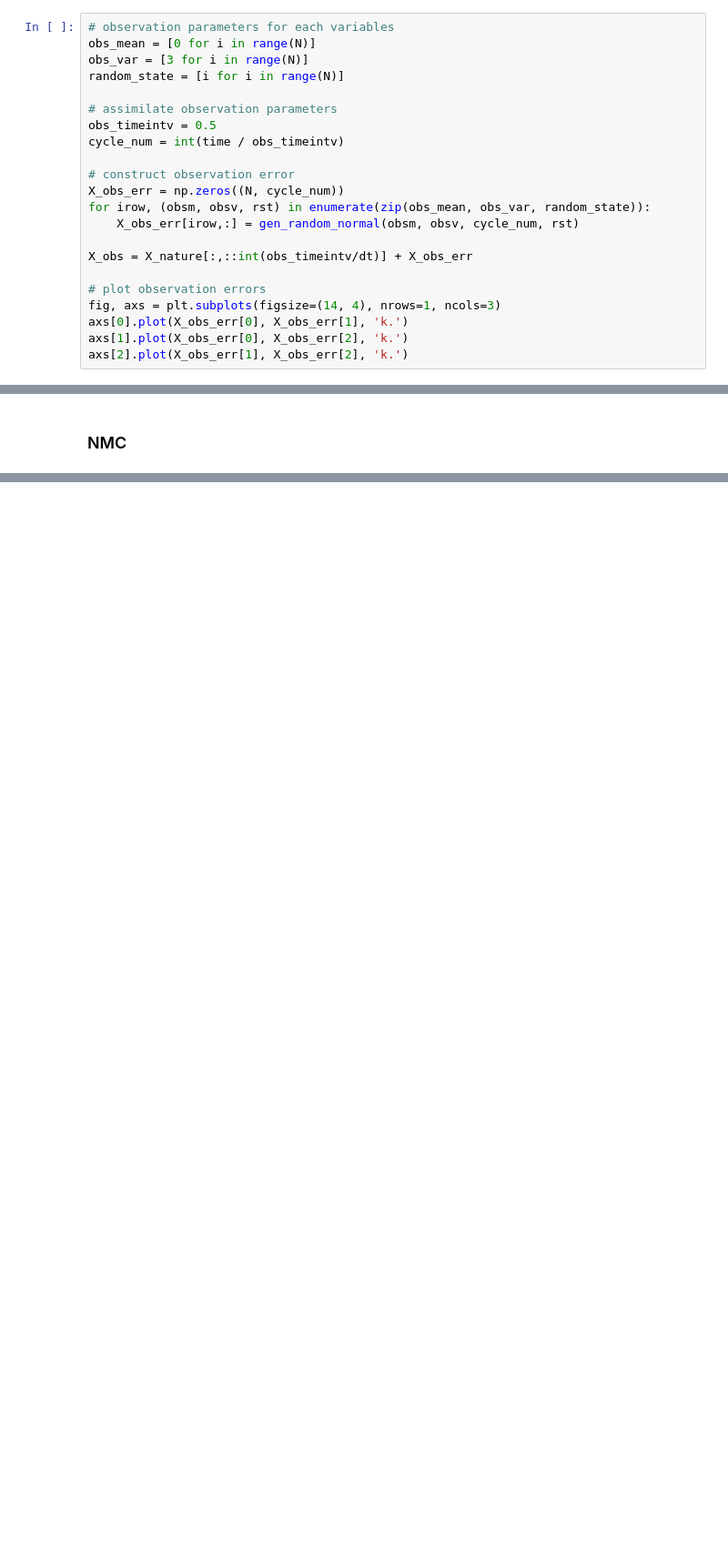
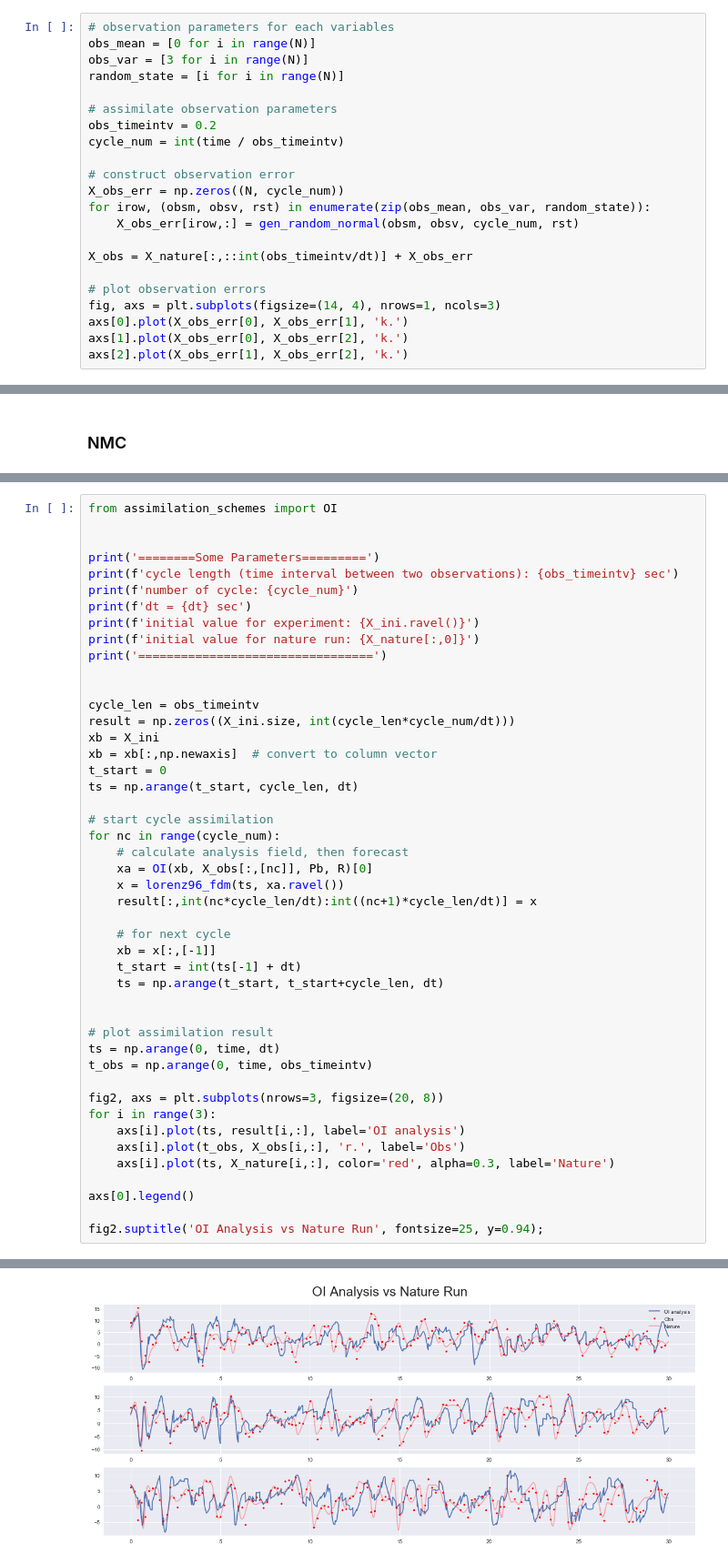
Before and after one commit to micky85lu/Data-Assimilation-Project, a Jupyter notebook: TEST_Lorenz96_and_KF.ipynb, the cells around one changed output, grey strips where cells are left out. Shown at 91% size. Drawn from its saved outputs; the diff is of its cells as text; blank space fills up the shorter version.

```diff
--- a/TEST_Lorenz96_and_KF.ipynb
+++ b/TEST_Lorenz96_and_KF.ipynb
@@ -113,7 +113,7 @@ obs_var = [3 for i in range(N)]
 random_state = [i for i in range(N)]
 
 # assimilate observation parameters
-obs_timeintv = 0.5
+obs_timeintv = 0.2
 cycle_num = int(time / obs_timeintv)
 
 # construct observation error
@@ -135,0 +177,47 @@ axs[2].plot(X_obs_err[1], X_obs_err[2], 'k.')
+# %%
+from assimilation_schemes import OI
+
+
+print('========Some Parameters=========')
+print(f'cycle length (time interval between two observations): {obs_timeintv} sec')
+print(f'number of cycle: {cycle_num}')
+print(f'dt = {dt} sec')
+print(f'initial value for experiment: {X_ini.ravel()}')
+print(f'initial value for nature run: {X_nature[:,0]}')
+print('=================================')
+
+
+cycle_len = obs_timeintv
+result = np.zeros((X_ini.size, int(cycle_len*cycle_num/dt)))
+xb = X_ini
+xb = xb[:,np.newaxis]  # convert to column vector
+t_start = 0
+ts = np.arange(t_start, cycle_len, dt)
+
+# start cycle assimilation
+for nc in range(cycle_num):
+    # calculate analysis field, then forecast
+    xa = OI(xb, X_obs[:,[nc]], Pb, R)[0]
+    x = lorenz96_fdm(ts, xa.ravel())
+    result[:,int(nc*cycle_len/dt):int((nc+1)*cycle_len/dt)] = x
+
+    # for next cycle
+    xb = x[:,[-1]]
+    t_start = int(ts[-1] + dt)
+    ts = np.arange(t_start, t_start+cycle_len, dt)
+
+
+# plot assimilation result
+ts = np.arange(0, time, dt)
+t_obs = np.arange(0, time, obs_timeintv)
+
+fig2, axs = plt.subplots(nrows=3, figsize=(20, 8))
+for i in range(3):
+    axs[i].plot(ts, result[i,:], label='OI analysis')
+    axs[i].plot(t_obs, X_obs[i,:], 'r.', label='Obs')
+    axs[i].plot(ts, X_nature[i,:], color='red', alpha=0.3, label='Nature')
+
+axs[0].legend()
+
+fig2.suptitle('OI Analysis vs Nature Run', fontsize=25, y=0.94);
+# %% [output]
@@ -135,0 +238 @@ axs[2].plot(X_obs_err[1], X_obs_err[2], 'k.')
+[figure, added]
```
Also changed, not shown: parts of 8 cells of this notebook.
